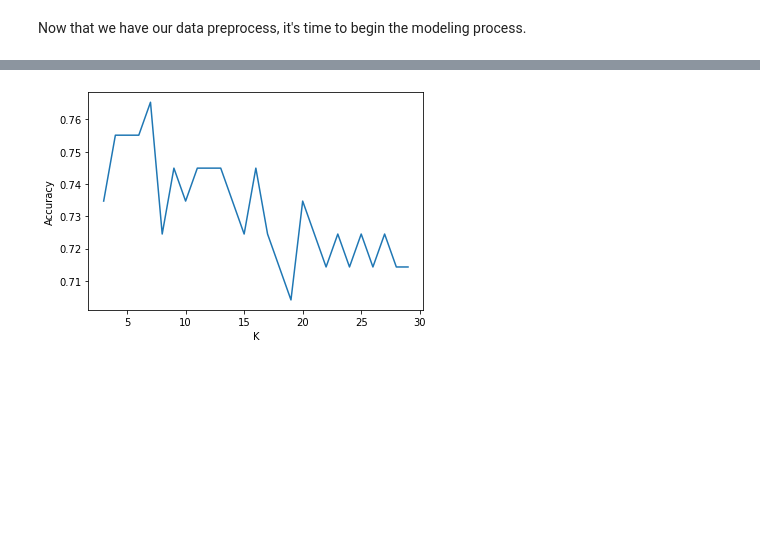
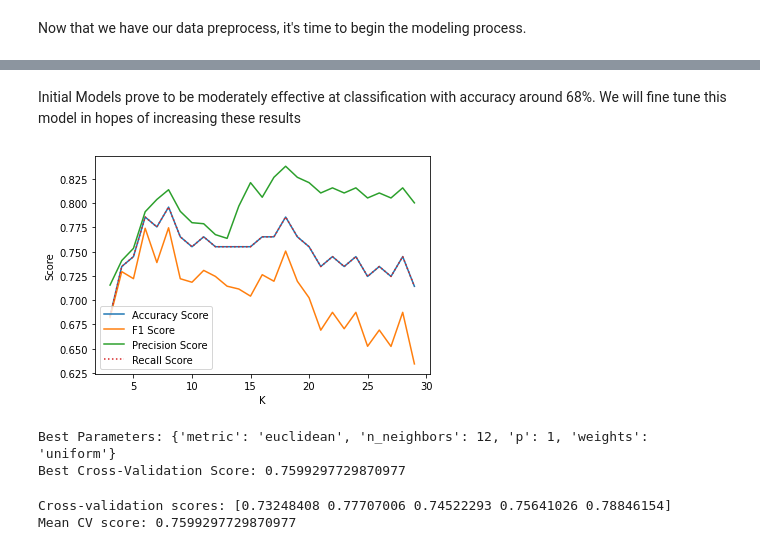
Before and after one commit to MathPlayer89/Student-Health-Conditions, a Jupyter notebook: Jupyter Notebook/student_health_data_dawson.ipynb, the cells around one changed output, grey strips where cells are left out. Saved outputs shown, nothing was run; the diff lists cells and outputs as text; code cells hidden in the pictures; blank space fills up the shorter version.

```diff
--- a/Jupyter Notebook/student_health_data_dawson.ipynb
+++ b/Jupyter Notebook/student_health_data_dawson.ipynb
@@ -637,14 +670,0 @@ k_levels
-# %%
-acc = {}
-k_levels = list(range(3, 30))
-k_levels
-
-for k in k_levels:
-    knn = KNeighborsClassifier(n_neighbors=k)
-    knn.fit(X_train2, y_train2)
-    y_pred = knn.predict(X_test2)
-    acc[k] = accuracy_score(y_test2, y_pred)
-
-
-ACC = list(acc.values())
-ACC
@@ -669,8 +671,66 @@ ACC
+# %% [markdown]
+Initial Models prove to be moderately effective at classification with accuracy around 68%. We will fine tune this model in hopes of increasing these results
 # %%
-# PLotting K v/s accuracy graph
-plt.plot(k_levels, ACC)
+# Testing Number of Neighbors
+
+acc = {}
+f1 = {}
+prec = {}
+recall = {}
+k_levels = list(range(3, 30))
+
+for k in k_levels:
+    knn = KNeighborsClassifier(n_neighbors=k)
+    knn.fit(X_train2, y_train2)
+    y_pred = knn.predict(X_val2)
+    acc[k] = accuracy_score(y_val2, y_pred)
+    f1[k] = f1_score(y_val2, y_pred,  average='weighted')
+    prec[k] = precision_score(y_val2, y_pred, average='weighted')
+    recall[k] = recall_score(y_val2, y_pred, average='weighted')
+
+ACC = list(acc.values())
+F1 = list(f1.values())
+PREC = list(prec.values())
+RECALL = list(recall.values())
+
+# Plotting K v/s accuracy graph
+plt.plot(k_levels, ACC, label = 'Accuracy Score',)
+plt.plot(k_levels, F1, label = 'F1 Score')
+plt.plot(k_levels, PREC, label = 'Precision Score')
+plt.plot(k_levels, RECALL, label = 'Recall Score',  linestyle='dotted')
 plt.xlabel('K')
-plt.ylabel('Accuracy')
+plt.ylabel('Score')
+plt.legend(loc = 'lower left')
 plt.show()
 # %% [output]
-[figure, old version]
+[figure, new version]
+# %%
+# Grid Search for Best Parameters
+param_grid = {
+    'n_neighbors': [5, 6, 7, 8, 9, 10, 11, 12, 13, 14, 15, 16, 17, 18, 19, 20],
+    'weights': ['uniform', 'distance'],
+    'metric': ['euclidean', 'manhattan', 'minkowski'],
+    'p': [1, 2]
+}
+
+knn = KNeighborsClassifier()
+grid_search = GridSearchCV(knn, param_grid, cv=5, scoring='accuracy')
+grid_search.fit(X_train2, y_train2)
+
+# Print Best Parameters and Score
+print("Best Parameters:", grid_search.best_params_)
+print("Best Cross-Validation Score:", grid_search.best_score_)
+# %% [output]
+Best Parameters: {'metric': 'euclidean', 'n_neighbors': 12, 'p': 1, 'weights': 'uniform'}
+Best Cross-Validation Score: 0.7599297729870977
+# %%
+# Cross Validation with Best Parameters
+best_knn = grid_search.best_estimator_
+best_knn.fit(X_train2, y_train2)
+cv_scores = cross_val_score(best_knn, X_train2, y_train2, cv=5)
+
+print("Cross-validation scores:", cv_scores)
+print("Mean CV score:", np.mean(cv_scores))
+# %% [output]
+Cross-validation scores: [0.73248408 0.77707006 0.74522293 0.75641026 0.78846154]
+Mean CV score: 0.7599297729870977
```
Also changed, not shown: parts of 28 cells of this notebook.
